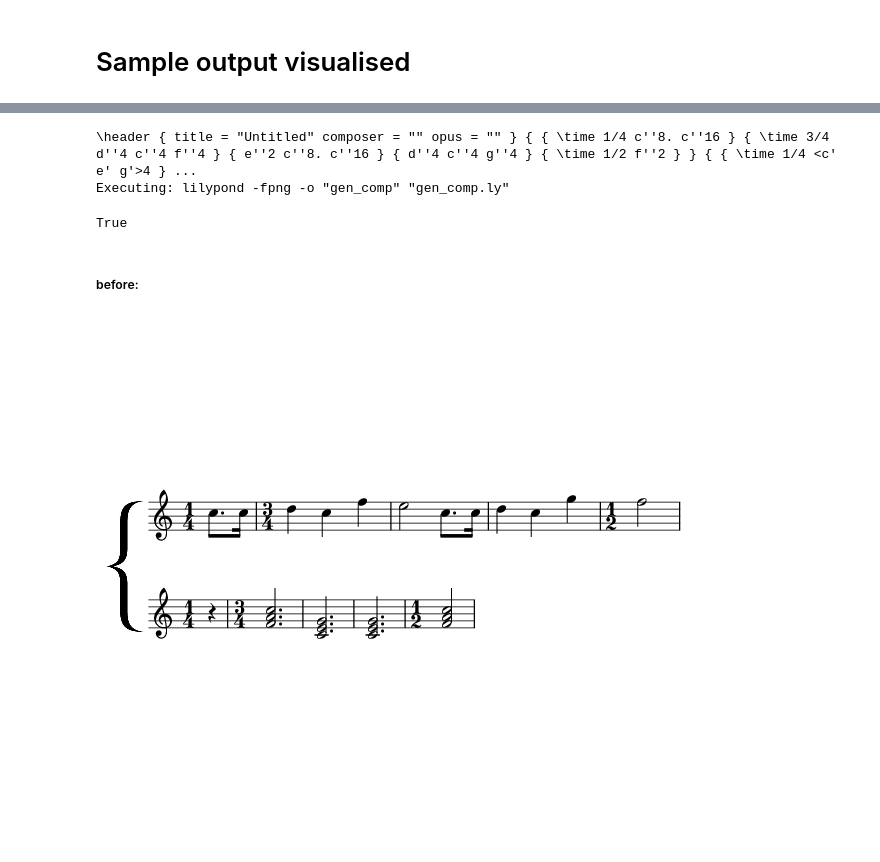
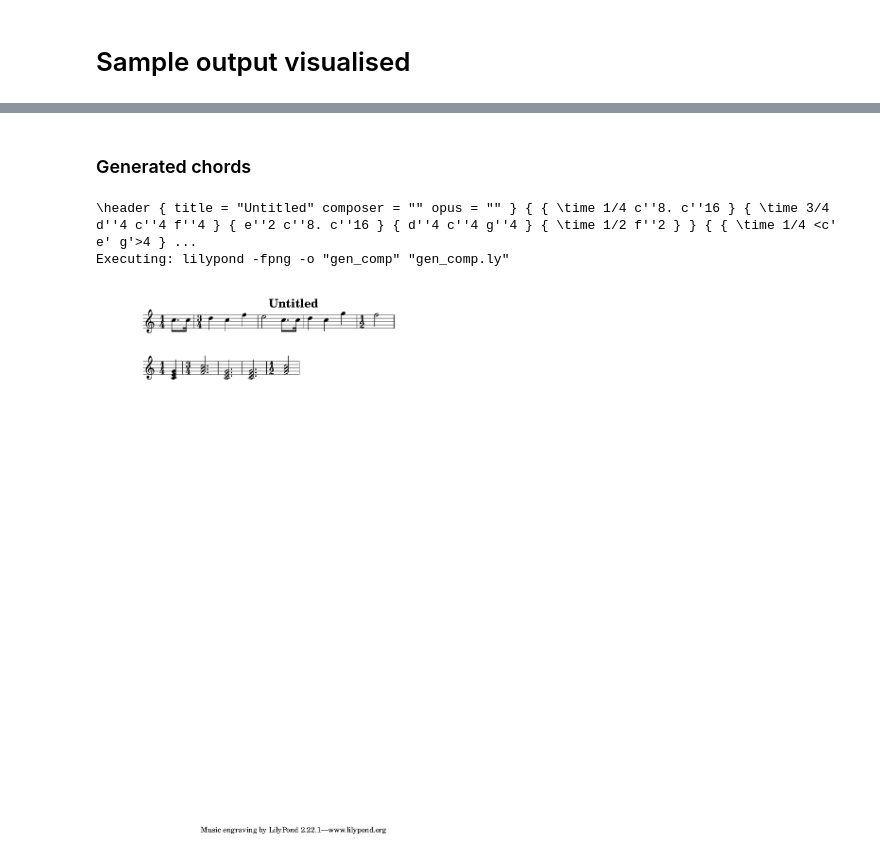
Before and after one commit to taidopurason/evolutionary-harmonization, a Jupyter notebook: evolutionary_harmonization.ipynb, the cells around one changed output, grey strips where cells are left out. Drawn from its saved outputs; the diff is of its cells as text; code cells hidden in the pictures.

```diff
--- a/evolutionary_harmonization.ipynb
+++ b/evolutionary_harmonization.ipynb
@@ -346,11 +68,11 @@ Generated chords HarmonyGene(['C', 'F', 'C', 'C', 'F'])
+# %% [markdown]
+### Generated chords
 # %%
 comp = lilypond.from_Composition(gen_comp)
 print(comp)
-lilypond.to_png(comp, "gen_comp")
+lilypond.to_png(comp, "gen_comp.png")
+Image(filename='gen_comp.png')
 # %% [output]
 \header { title = "Untitled" composer = "" opus = "" } { { \time 1/4 c''8. c''16 } { \time 3/4 d''4 c''4 f''4 } { e''2 c''8. c''16 } { d''4 c''4 g''4 } { \time 1/2 f''2 } } { { \time 1/4 <c' e' g'>4 } ...
 Executing: lilypond -fpng -o "gen_comp" "gen_comp.ly"
-True
+[figure, added]
-# %% [markdown]
-##### before:
-![notation_before_brace2.png](attachment:notation_before_brace2.png)
```
Also changed, not shown: parts of 18 cells of this notebook, 2 other files.
